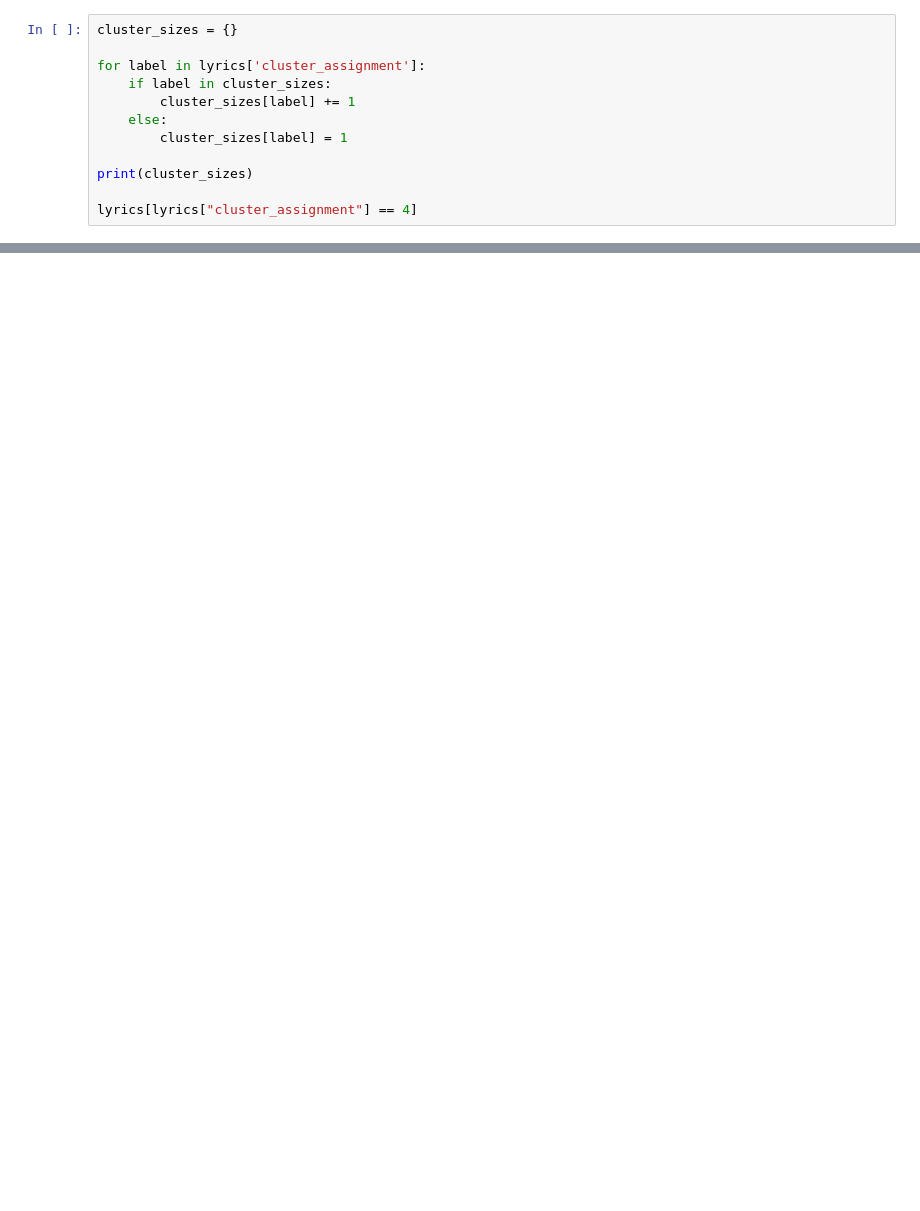
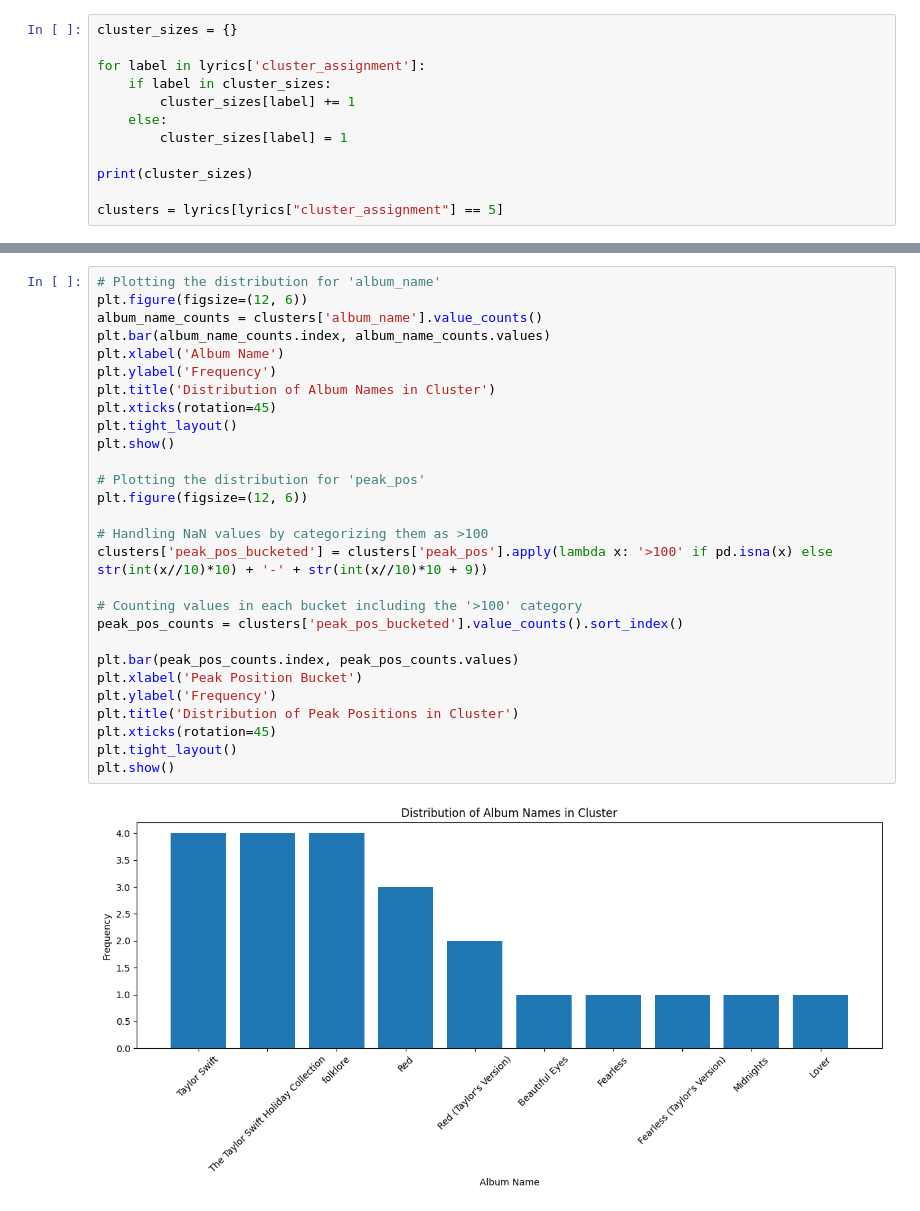
Before and after one commit to alexkato29/Taylor-Swift-Music-Analysis, a Jupyter notebook: Language/lyric_embeddings.ipynb, the cells around one changed output, grey strips where cells are left out. Drawn from its saved outputs; the diff is of its cells as text; blank space fills up the shorter version.

```diff
--- a/Language/lyric_embeddings.ipynb
+++ b/Language/lyric_embeddings.ipynb
@@ -115,5 +164,5 @@ for label in lyrics['cluster_assignment']:
 
 print(cluster_sizes)
 
-lyrics[lyrics["cluster_assignment"] == 4]
+clusters = lyrics[lyrics["cluster_assignment"] == 5]
 # %% [output]
@@ -137,0 +170,30 @@ lyrics[lyrics["cluster_assignment"] == 4]
+# %%
+# Plotting the distribution for 'album_name'
+plt.figure(figsize=(12, 6))
+album_name_counts = clusters['album_name'].value_counts()
+plt.bar(album_name_counts.index, album_name_counts.values)
+plt.xlabel('Album Name')
+plt.ylabel('Frequency')
+plt.title('Distribution of Album Names in Cluster')
+plt.xticks(rotation=45)
+plt.tight_layout()
+plt.show()
+
+# Plotting the distribution for 'peak_pos'
+plt.figure(figsize=(12, 6))
+
+# Handling NaN values by categorizing them as >100
+clusters['peak_pos_bucketed'] = clusters['peak_pos'].apply(lambda x: '>100' if pd.isna(x) else str(int(x//10)*10) + '-' + str(int(x//10)*10 + 9))
+
+# Counting values in each bucket including the '>100' category
+peak_pos_counts = clusters['peak_pos_bucketed'].value_counts().sort_index()
+
+plt.bar(peak_pos_counts.index, peak_pos_counts.values)
+plt.xlabel('Peak Position Bucket')
+plt.ylabel('Frequency')
+plt.title('Distribution of Peak Positions in Cluster')
+plt.xticks(rotation=45)
+plt.tight_layout()
+plt.show()
+# %% [output]
+[figure, added]
```
Also changed, not shown: parts of 12 cells of this notebook, 1 other file.
